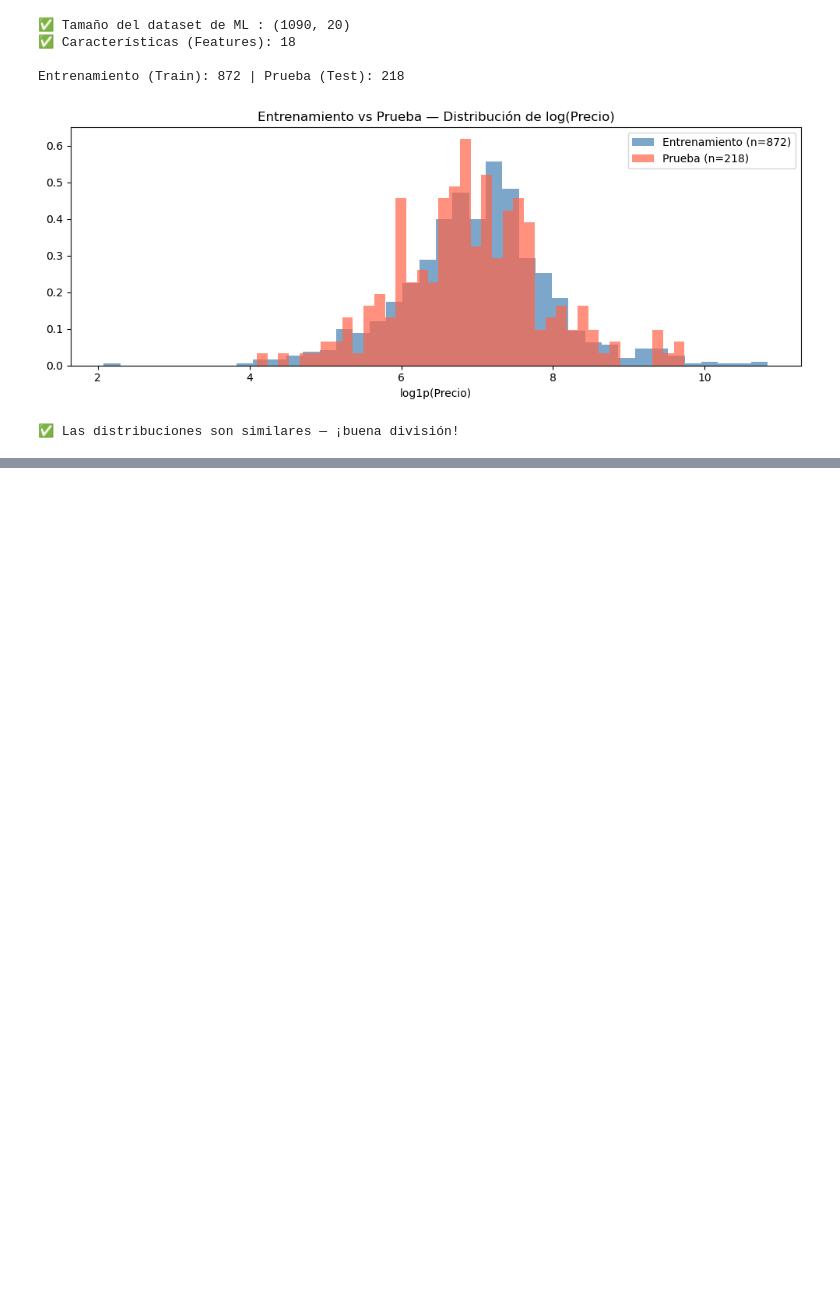
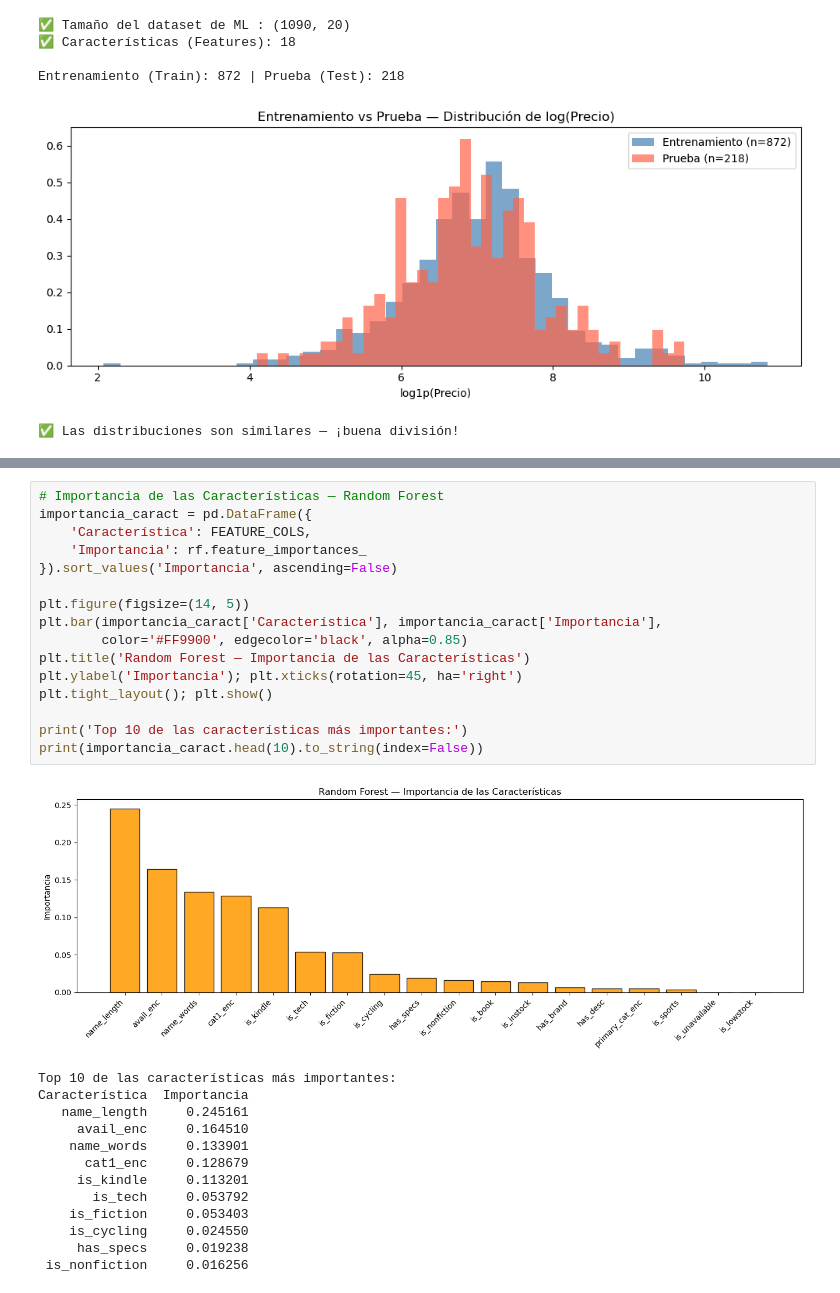
Before and after one commit to GuadalupeSaavedra/9AIEVND-ADND-Practicas-230349-2, a Jupyter notebook: Practica04/Practica04_230349.ipynb, the cells around one changed output, grey strips where cells are left out. Drawn from its saved outputs; the diff is of its cells as text; blank space fills up the shorter version.

```diff
--- a/Practica04/Practica04_230349.ipynb
+++ b/Practica04/Practica04_230349.ipynb
@@ -929,0 +1107,30 @@ Entrenamiento (Train): 872 | Prueba (Test): 218
+# %%
+# Importancia de las Características — Random Forest
+importancia_caract = pd.DataFrame({
+    'Característica': FEATURE_COLS,
+    'Importancia': rf.feature_importances_
+}).sort_values('Importancia', ascending=False)
+
+plt.figure(figsize=(14, 5))
+plt.bar(importancia_caract['Característica'], importancia_caract['Importancia'],
+        color='#FF9900', edgecolor='black', alpha=0.85)
+plt.title('Random Forest — Importancia de las Características')
+plt.ylabel('Importancia'); plt.xticks(rotation=45, ha='right')
+plt.tight_layout(); plt.show()
+
+print('Top 10 de las características más importantes:')
+print(importancia_caract.head(10).to_string(index=False))
+# %% [output]
+[figure, added]
+Top 10 de las características más importantes:
+Característica  Importancia
+   name_length     0.245161
+     avail_enc     0.164510
+    name_words     0.133901
+      cat1_enc     0.128679
+     is_kindle     0.113201
+       is_tech     0.053792
+    is_fiction     0.053403
+    is_cycling     0.024550
+     has_specs     0.019238
+ is_nonfiction     0.016256
```
Also changed, not shown: parts of 17 cells of this notebook.
